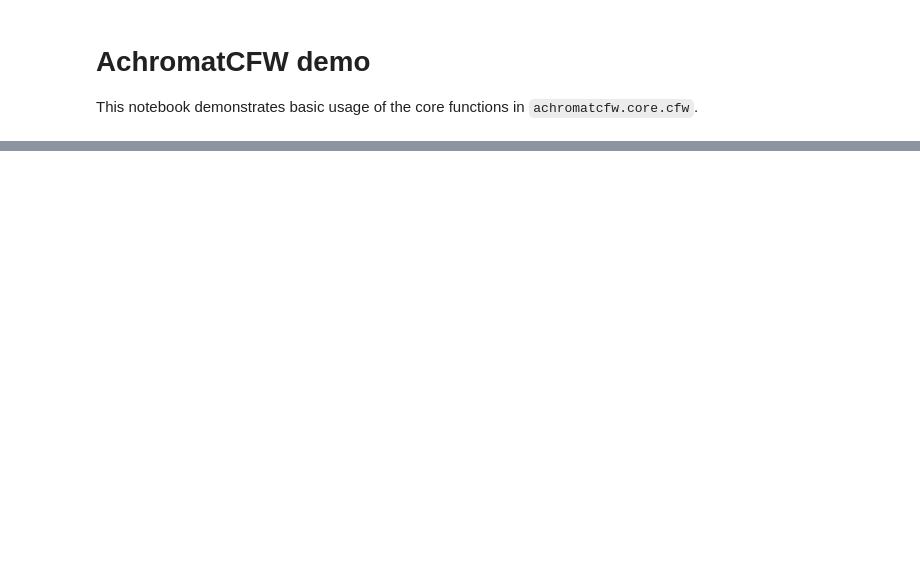
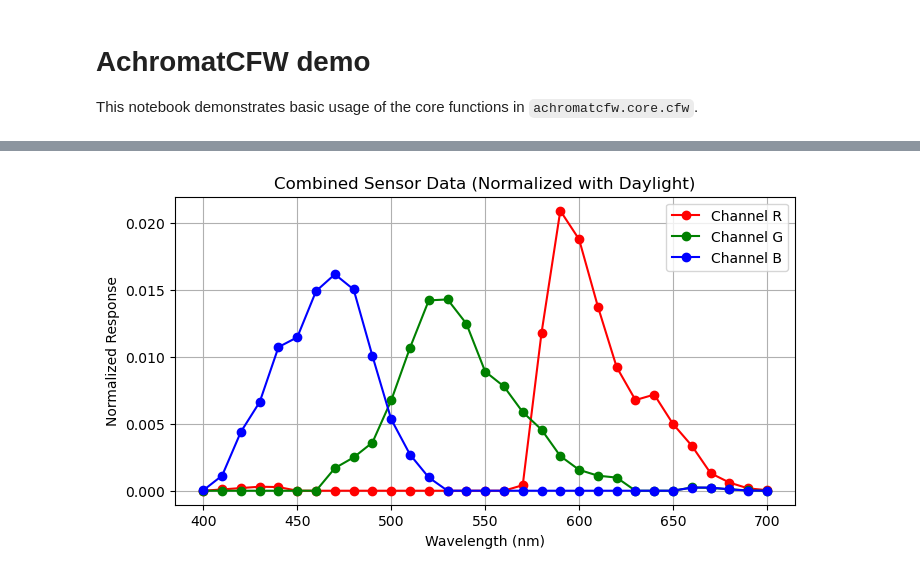
Before and after one commit to Leyangf/AchromatCFW, a Jupyter notebook: notebooks/cfw_demo.ipynb, the cells around one changed output, grey strips where cells are left out. Drawn from its saved outputs; the diff is of its cells as text; code cells hidden in the pictures; blank space fills up the shorter version.

```diff
--- a/notebooks/cfw_demo.ipynb
+++ b/notebooks/cfw_demo.ipynb
@@ -67,0 +67,15 @@ mean = 28.545
+# %%
+plt.figure(figsize=(8, 4))
+channel_colors = {"R": "red", "G": "green", "B": "blue"}
+
+for ch, color in channel_colors.items():
+    plt.plot(wl, sensor_map[ch], 'o-', color=color, label= 'Channel ' f'{ch}')
+
+plt.title('Combined Sensor Data (Normalized with Daylight)')
+plt.xlabel('Wavelength (nm)')
+plt.ylabel('Normalized Response')
+plt.legend()
+plt.grid(True)
+plt.show()
+# %% [output]
+[figure, added]
```
Also changed, not shown: parts of 9 cells of this notebook, 6 other files.
